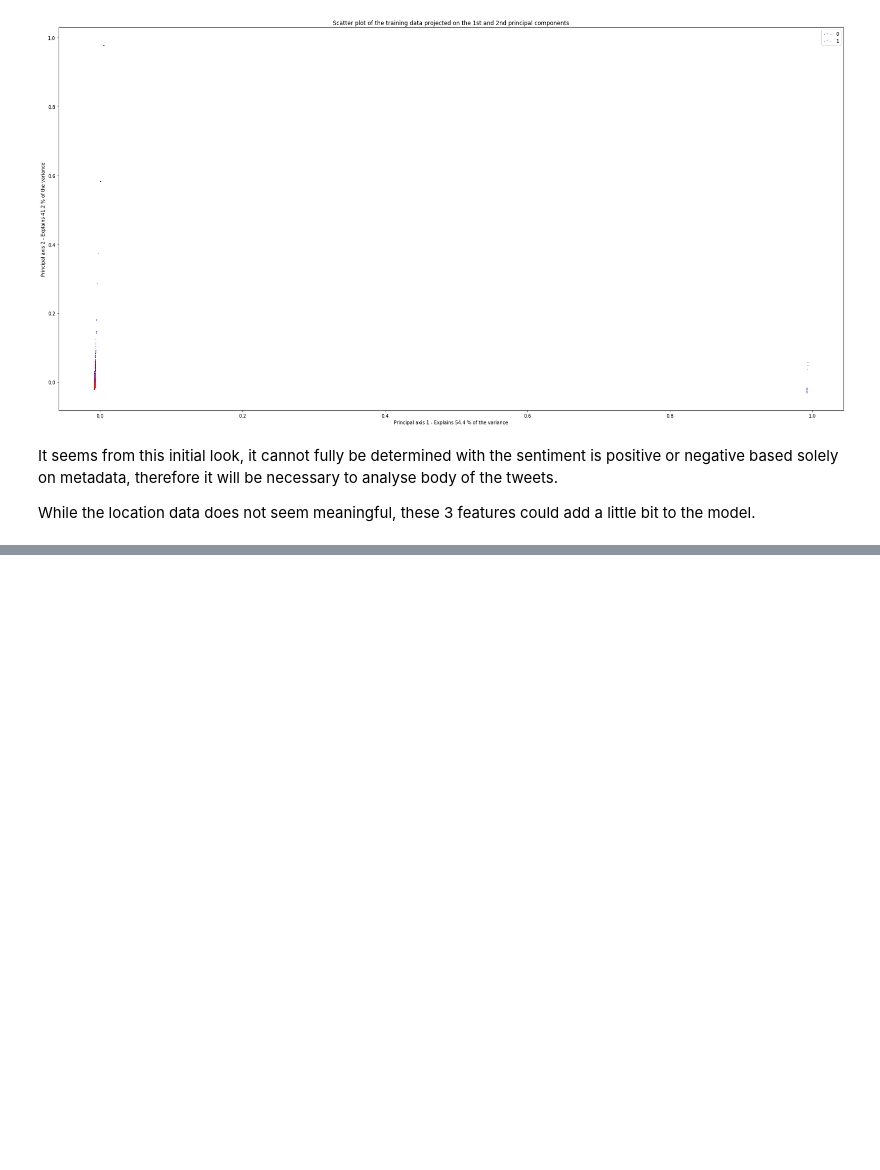
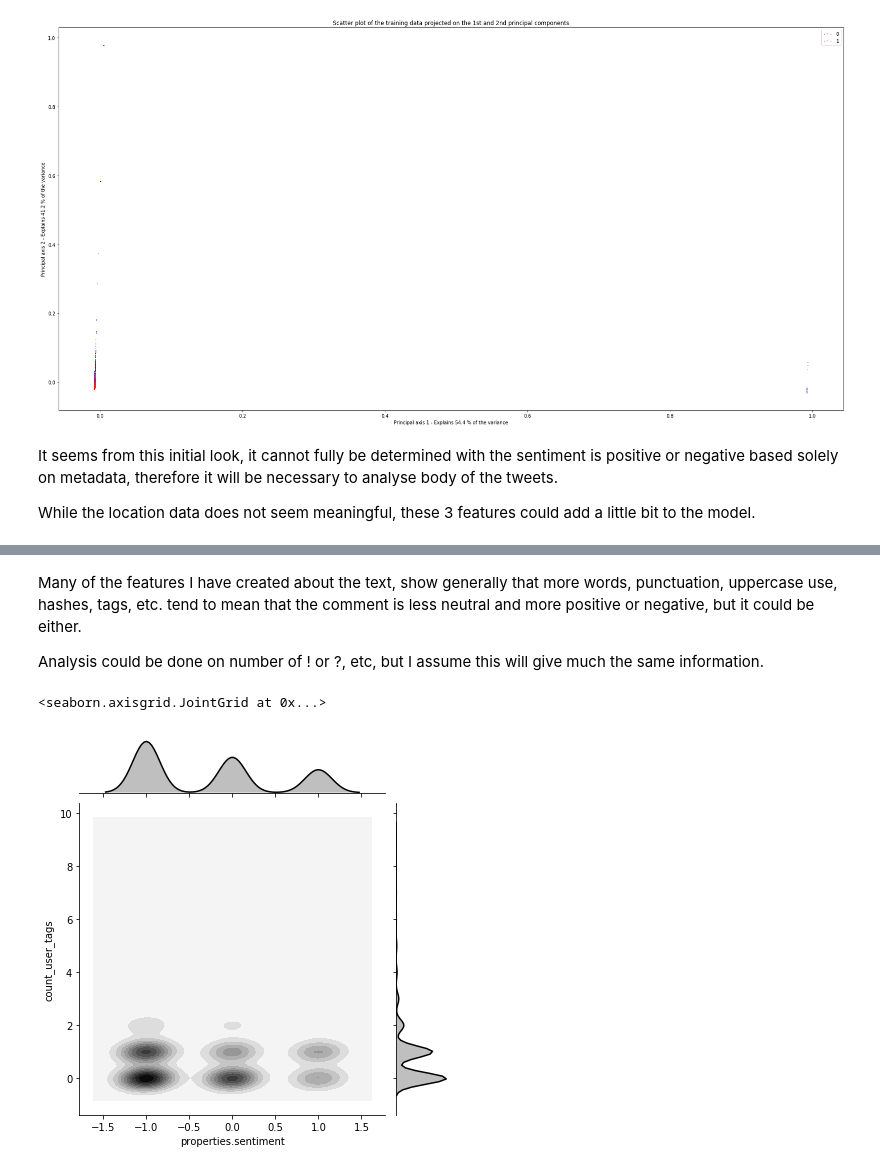
Before and after one commit to williamdaburke/twitter_sentiment_keras, a Jupyter notebook: Data_exploration.ipynb, the cells around one changed output, grey strips where cells are left out. Cells and saved outputs as stored; diff of their text form; code cells hidden in the pictures; blank space fills up the shorter version.

```diff
--- a/Data_exploration.ipynb
+++ b/Data_exploration.ipynb
@@ -178,0 +248,12 @@ While the location data does not seem meaningful, these 3 features could add a l
+# %% [markdown]
+Many of the features I have created about the text, show generally that more words, punctuation, uppercase use,
+hashes, tags, etc. tend to mean that the comment is less neutral and more positive or negative, but it could
+be either.
+
+Analysis could be done on number of ! or ?, etc, but I assume this
+will give much the same information.
+# %%
+sns.jointplot( x=combined_df[target], y=combined_df["count_user_tags"],kind="kde", color="k")
+# %% [output]
+<seaborn.axisgrid.JointGrid at 0x...>
+[figure, added]
```
Also changed, not shown: parts of 21 cells of this notebook.
